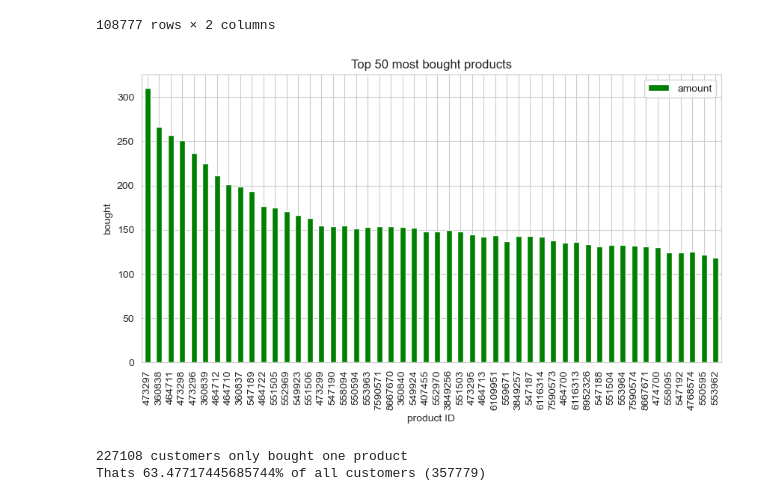
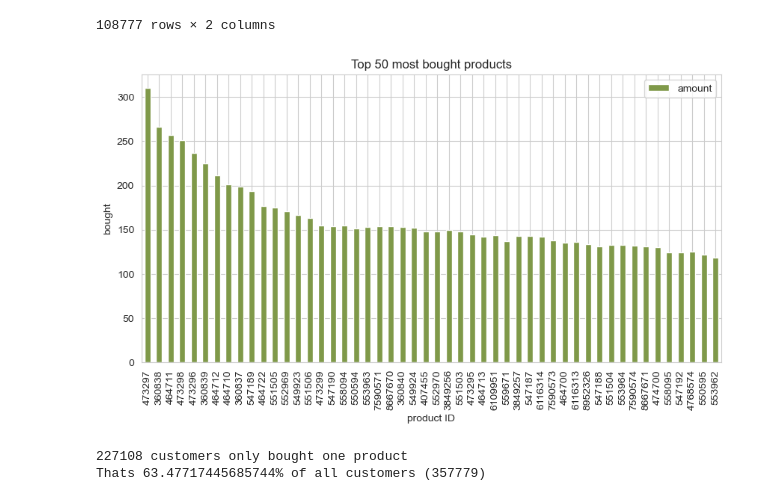
Before and after one commit to tomhuber96/master-thesis-practical-part, a Jupyter notebook: EDA/gabor_eda.ipynb, the cells around one changed output. Saved outputs shown, nothing was run; the diff lists cells and outputs as text; code cells hidden in the pictures.

Commit message:
feat(eda): color changes

```diff
--- a/EDA/gabor_eda.ipynb
+++ b/EDA/gabor_eda.ipynb
@@ -861,15 +861,16 @@ result_most_bought_products
 | 11103523 | 1 | 1 |
 108777 rows × 2 columns
 # %%
+color_green = "#7f9949"
 n = 50
-ax = result_most_bought_products.nlargest(n, 'amount_sum').plot(kind='bar', y="amount_count", figsize=(10, 5), color=["green"])
+ax = result_most_bought_products.nlargest(n, 'amount_sum').plot(kind='bar', y="amount_count", figsize=(10, 5), color=color_green)
 ax.set_xlabel("product ID")
 ax.set_ylabel("bought")
 plt.title(f"Top {n} most bought products")
 plt.legend(["amount", "amount_count"])
 plt.show()
 # %% [output]
-[figure, old version]
+[figure, new version]
 # %%
 merged_df['customer__id'] = merged_df['customer__id'].astype(int)
 result_most_buying_customers = merged_df.groupby('customer__id').agg({'amount': ['sum', 'count']})
```
Also changed, not shown: parts of 1 cell of this notebook, 1 other file.
